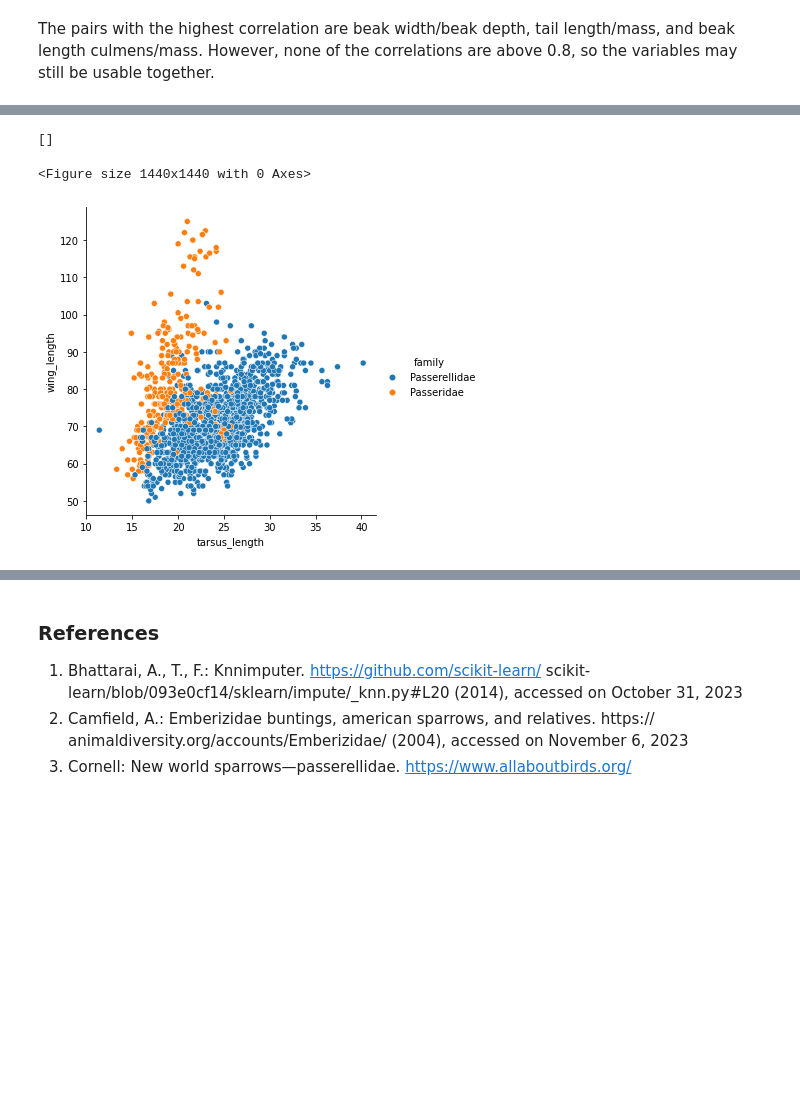
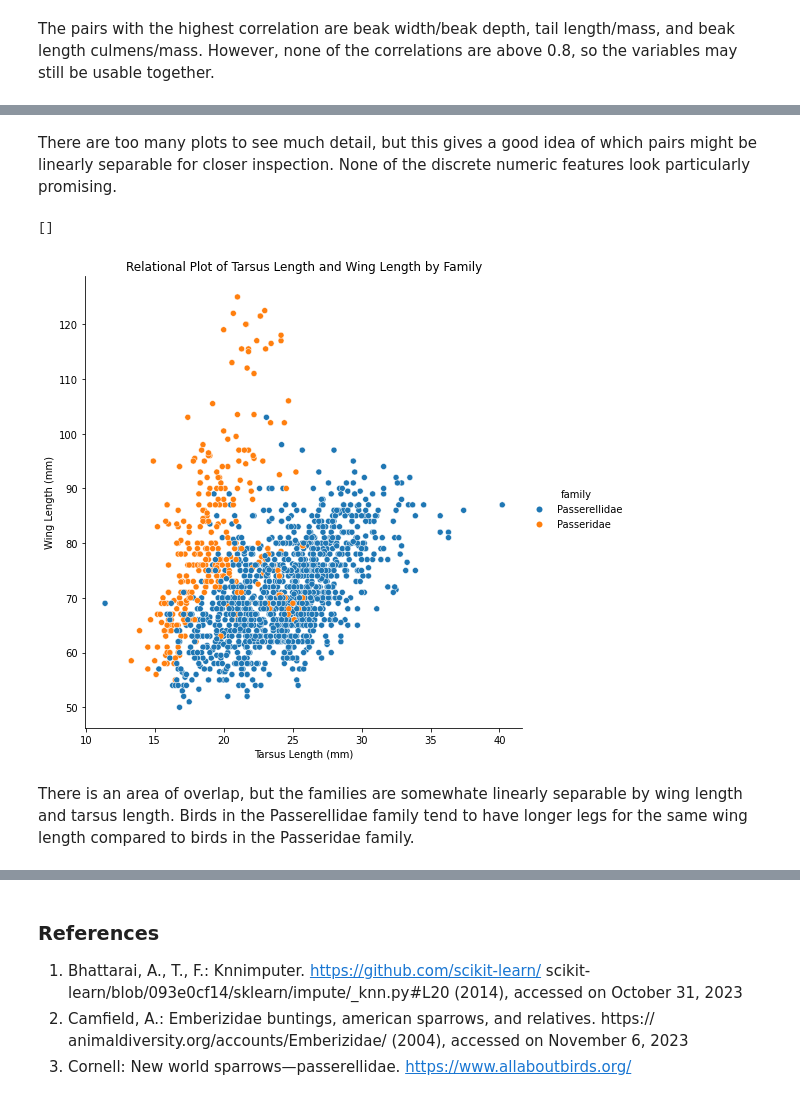
Before and after one commit to bethharvey/capstone-project, a Jupyter notebook: avonet_bird_identification.ipynb, the cells around one changed output, grey strips where cells are left out. Drawn from its saved outputs; the diff is of its cells as text; code cells hidden in the pictures; blank space fills up the shorter version.

```diff
--- a/avonet_bird_identification.ipynb
+++ b/avonet_bird_identification.ipynb
@@ -53,8 +53,7 @@ birdlife = pd.read_csv('avonet1_birdlife.csv')
 # %%
 # Get desired additional features from BirdTree file
 birdlife_features = birdlife[['Species1', 'Family1', 'Order1', 'Mass', 'Habitat', 'Habitat.Density', 'Migration',
-                              'Trophic.Level', 'Trophic.Niche','Primary.Lifestyle', 'Centroid.Latitude',
-                             'Centroid.Longitude']]
+                              'Trophic.Level', 'Trophic.Niche','Primary.Lifestyle']]
 
 # Rename column to match avonet_raw column for merging
 birdlife_features = birdlife_features.rename(columns = {'Species1': 'Species1_BirdLife', 'Family1': 'Family',
@@ -176,8 +175,8 @@ All categorical missing values have been addressed.
 # %%
 # Impute missing numeric values using KNN imputation
 # Use only numeric features with missing values
-sparrows_missing = sparrows[['Sex', 'Age', 'Beak.Length_Culmen', 'Beak.Width', 'Beak.Depth', 'Tarsus.Length', 'Wing.Length',
-                          'Tail.Length']]
+sparrows_missing = sparrows[['Sex', 'Age', 'Beak.Length_Culmen', 'Beak.Width', 'Beak.Depth', 'Tarsus.Length',
+                             'Wing.Length','Tail.Length']]
 
 # Create imputer object
 knn_imputer = KNNImputer(n_neighbors = 5)
@@ -233,7 +231,7 @@ Index(['Sex', 'Age', 'Beak.Length_Culmen', 'Beak.Width', 'Beak.Depth',
 # Rename columns to all lowercase, no periods
 sparrows.columns = ['sex', 'age', 'beak_length_culmens', 'beak_width', 'beak_depth', 'tarsus_length', 'wing_length',
                   'tail_length', 'family', 'mass', 'habitat', 'habitat_density', 'migration', 'trophic_level',
-                    'trophic_niche', 'primary_lifestyle', 'centroid_lat', 'centroid_long']
+                    'trophic_niche', 'primary_lifestyle']
 # %% [markdown]
 # Exploratory Data Analysis
 # %%
@@ -473,9 +468,15 @@ The pairs with the highest correlation are beak width/beak depth, tail length/ma
+# %% [markdown]
+There are too many plots to see much detail, but this gives a good idea of which pairs might be linearly separable for closer inspection. None of the discrete numeric features look particularly promising.
 # %%
-# View relational plot for multiple variable combinations
+# View relational plot for promising variable combinations
 
-sns.relplot(x = 'tarsus_length', y = 'wing_length', hue = 'family', data = sparrows)
+sns.relplot(x = 'tarsus_length', y = 'wing_length', hue = 'family', data = sparrows, height = 7)
+plt.title('Relational Plot of Tarsus Length and Wing Length by Family')
+plt.xlabel('Tarsus Length (mm)')
+plt.ylabel('Wing Length (mm)')
 plt.plot()
 # %% [output]
 []
-<Figure size 1440x1440 with 0 Axes>
-[figure, old version]
+[figure, new version]
+# %% [markdown]
+There is an area of overlap, but the families are somewhate linearly separable by wing length and tarsus length. Birds in the Passerellidae family tend to have longer legs for the same wing length compared to birds in the Passeridae family.
```
Also changed, not shown: parts of 30 cells of this notebook, 2 other files.
